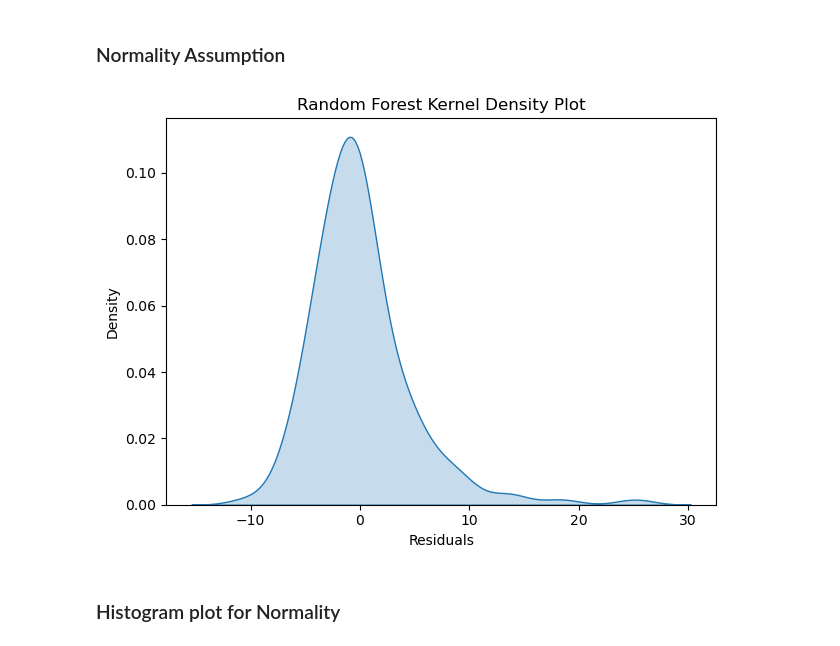
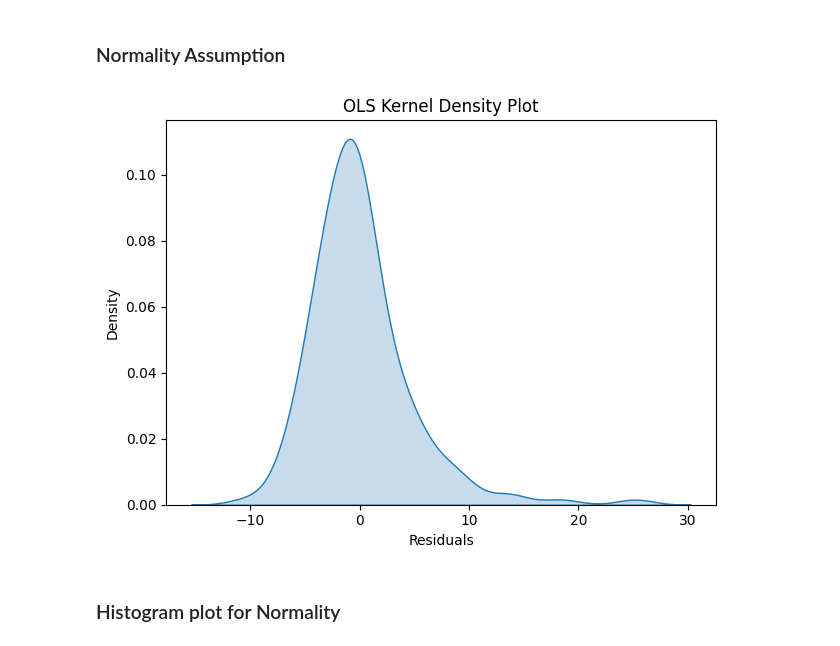
Before and after one commit to minich-code/melbourne_house_prediction, a Jupyter notebook: boston_ols_model.ipynb, the cells around one changed output. Cells and saved outputs as stored; diff of their text form; code cells hidden in the pictures.

```diff
--- a/boston_ols_model.ipynb
+++ b/boston_ols_model.ipynb
@@ -455,16 +503,16 @@ plt.show()
 # %%
 ## KDE plot
 # Kernel density plot for residuals of each model
 sns.kdeplot(residuals, fill=True)
-plt.title('Random Forest Kernel Density Plot')
+plt.title('OLS Kernel Density Plot')
 plt.xlabel('Residuals')
 plt.ylabel('Density')
 
 # Adjust layout
 plt.tight_layout()
 plt.show()
 # %% [output]
-[figure, old version]
+[figure, new version]
 # %% [markdown]
 ### Histogram plot for Normality
 # %%
```
Also changed, not shown: parts of 9 cells of this notebook, 7 other files.
